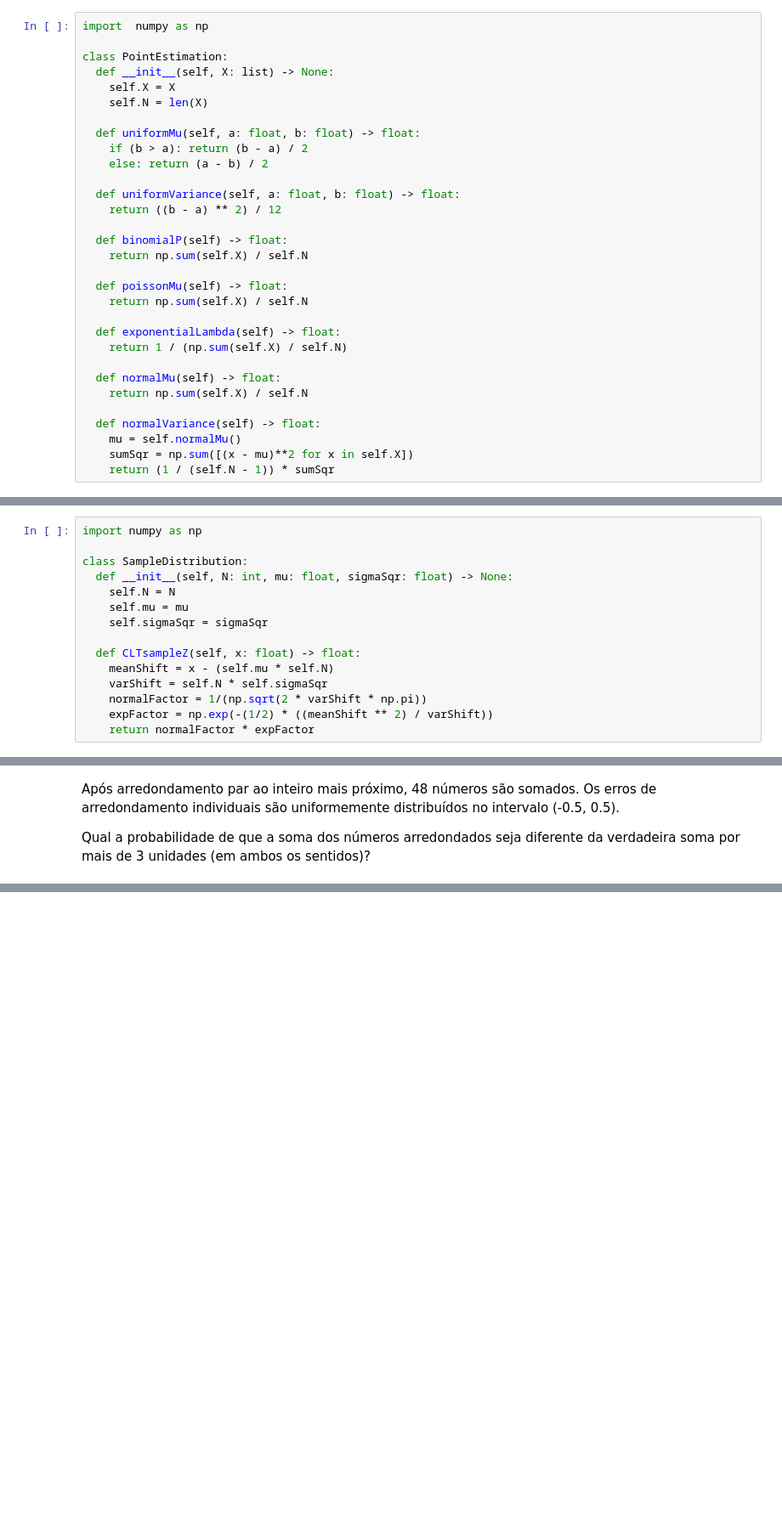
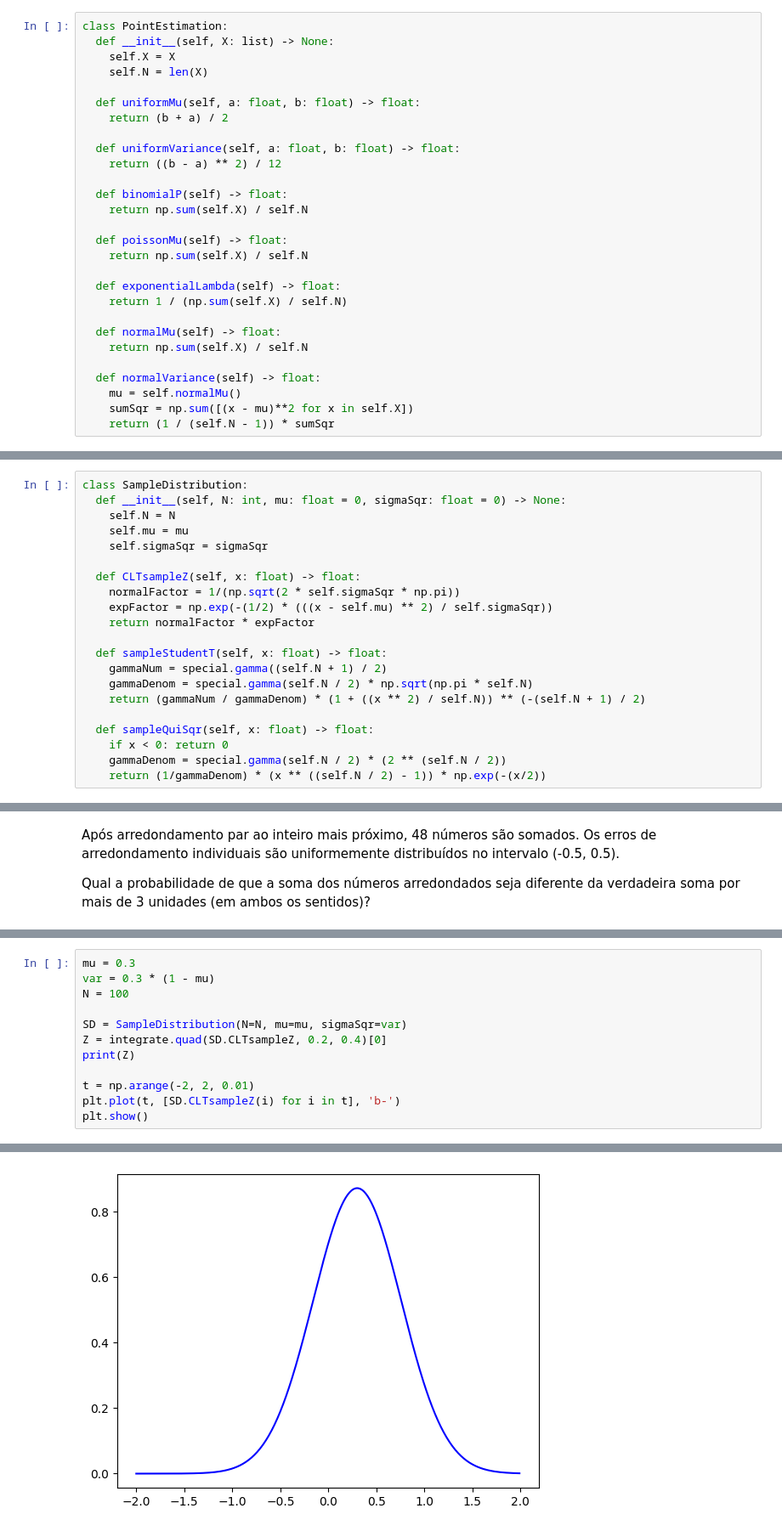
Before and after one commit to jorgesalhani/Statistics, a Jupyter notebook: Topics/T05/Examples.ipynb, the cells around one changed output, grey strips where cells are left out. Shown: that part at 85% size. Cells and saved outputs as stored; diff of their text form; blank space fills up the shorter version.

Commit message:
Finish Samples lectures. Starting IC

```diff
--- a/Topics/T05/Examples.ipynb
+++ b/Topics/T05/Examples.ipynb
@@ -13,14 +17,11 @@ Supona que uma amostra aleatória de 10 passageiros foi observada, em que os tem
 # %%
-import  numpy as np
-
 class PointEstimation:
   def __init__(self, X: list) -> None:
     self.X = X
     self.N = len(X)
 
   def uniformMu(self, a: float, b: float) -> float:
-    if (b > a): return (b - a) / 2
-    else: return (a - b) / 2
+    return (b + a) / 2
 
   def uniformVariance(self, a: float, b: float) -> float:
     return ((b - a) ** 2) / 12
@@ -56,18 +57,24 @@ print(var)
 # %% [markdown]
 #### Distribuições amostrais e Teorema Central Do Limite
 # %%
-import numpy as np
-
 class SampleDistribution:
-  def __init__(self, N: int, mu: float, sigmaSqr: float) -> None:
+  def __init__(self, N: int, mu: float = 0, sigmaSqr: float = 0) -> None:
     self.N = N
     self.mu = mu
     self.sigmaSqr = sigmaSqr
 
   def CLTsampleZ(self, x: float) -> float:
-    meanShift = x - (self.mu * self.N)
-    varShift = self.N * self.sigmaSqr
-    normalFactor = 1/(np.sqrt(2 * varShift * np.pi))
-    expFactor = np.exp(-(1/2) * ((meanShift ** 2) / varShift))
+    normalFactor = 1/(np.sqrt(2 * self.sigmaSqr * np.pi))
+    expFactor = np.exp(-(1/2) * (((x - self.mu) ** 2) / self.sigmaSqr))
     return normalFactor * expFactor
+
+  def sampleStudentT(self, x: float) -> float:
+    gammaNum = special.gamma((self.N + 1) / 2)
+    gammaDenom = special.gamma(self.N / 2) * np.sqrt(np.pi * self.N)
+    return (gammaNum / gammaDenom) * (1 + ((x ** 2) / self.N)) ** (-(self.N + 1) / 2)
+
+  def sampleQuiSqr(self, x: float) -> float:
+    if x < 0: return 0
+    gammaDenom = special.gamma(self.N / 2) * (2 ** (self.N / 2))
+    return (1/gammaDenom) * (x ** ((self.N / 2) - 1)) * np.exp(-(x/2))
 # %%
@@ -104,0 +125,13 @@ print(Z)
+# %%
+mu = 0.3
+var = 0.3 * (1 - mu)
+N = 100
+
+SD = SampleDistribution(N=N, mu=mu, sigmaSqr=var)
+Z = integrate.quad(SD.CLTsampleZ, 0.2, 0.4)[0]
+print(Z)
+
+t = np.arange(-2, 2, 0.01)
+plt.plot(t, [SD.CLTsampleZ(i) for i in t], 'b-')
+plt.show()
+# %% [output]
@@ -104,0 +139 @@ print(Z)
+[figure, added]
```
Also changed, not shown: parts of 11 cells of this notebook.
